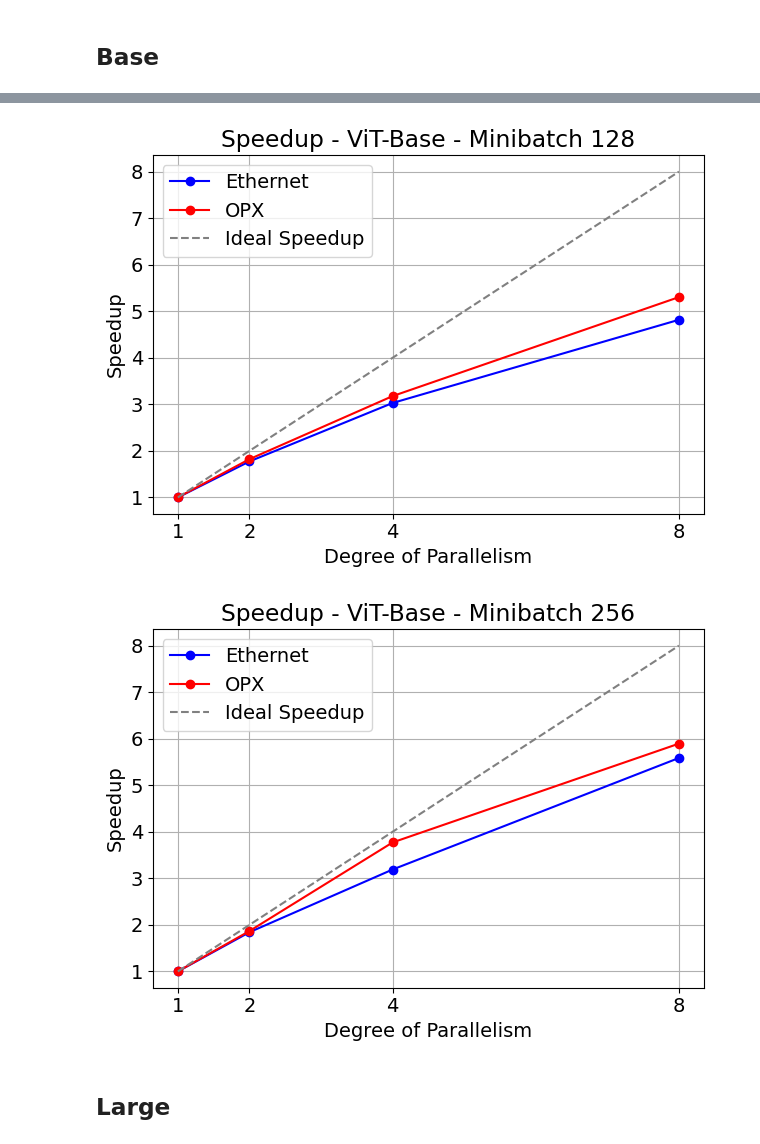
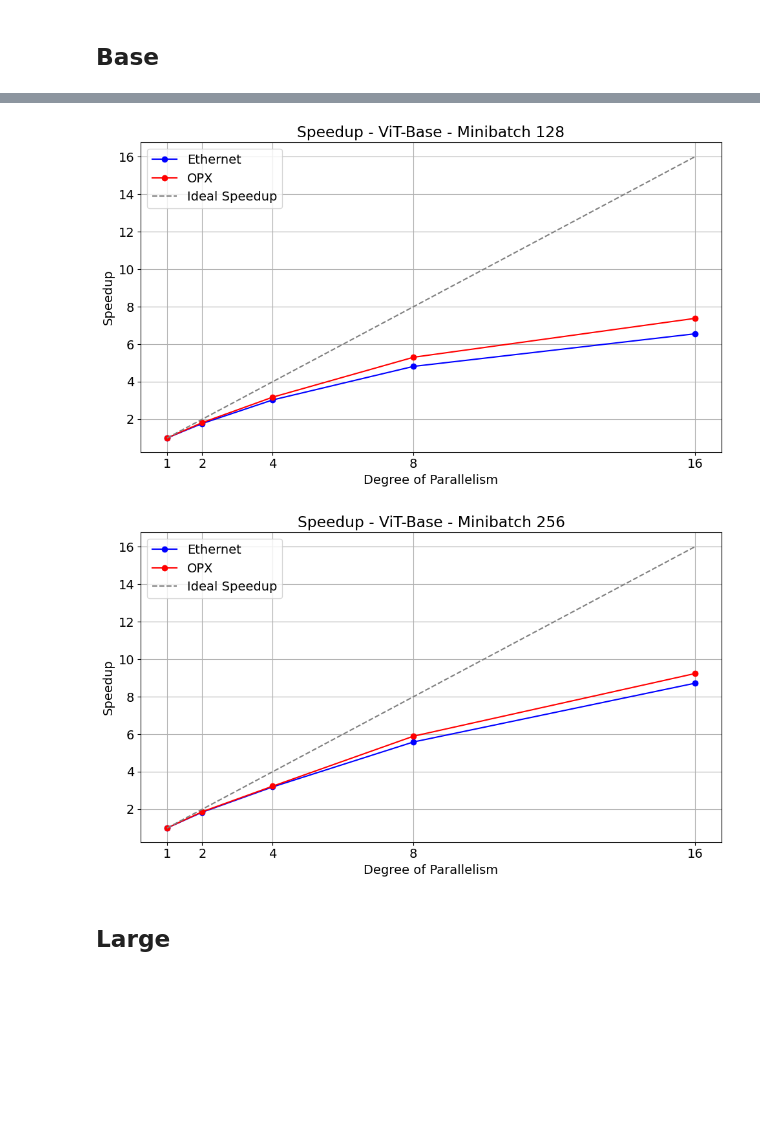
Before and after one commit to JacopoRaffi/Master_Thesis, a Jupyter notebook: analysis/ddp.ipynb, the cells around one changed output, grey strips where cells are left out. Drawn from its saved outputs; the diff is of its cells as text; code cells hidden in the pictures; blank space fills up the shorter version.

```diff
--- a/analysis/ddp.ipynb
+++ b/analysis/ddp.ipynb
@@ -45,21 +49,25 @@ ddp_1_b_128_eth1 = pd.read_csv("../log/synch_ddp/rank_0_synch_ddp_1_minibatch_12
 ddp_2_b_128_eth1 = pd.read_csv("../log/synch_ddp/rank_0_synch_ddp_2_minibatch_128_vit-base-patch16-224-in21k_model_eth1.csv")
 ddp_4_b_128_eth1 = pd.read_csv("../log/synch_ddp/rank_0_synch_ddp_4_minibatch_128_vit-base-patch16-224-in21k_model_eth1.csv")
 ddp_8_b_128_eth1 = pd.read_csv("../log/synch_ddp/rank_0_synch_ddp_8_minibatch_128_vit-base-patch16-224-in21k_model_eth1.csv")
+ddp_16_b_128_eth1 = pd.read_csv("../log/synch_ddp/rank_0_synch_ddp_16_minibatch_128_vit-base-patch16-224-in21k_model_eth1.csv")
 
 ddp_1_b_128_ib0 = pd.read_csv("../log/synch_ddp/rank_0_synch_ddp_1_minibatch_128_vit-base-patch16-224-in21k_model_ib0.csv")
 ddp_2_b_128_ib0 = pd.read_csv("../log/synch_ddp/rank_0_synch_ddp_2_minibatch_128_vit-base-patch16-224-in21k_model_ib0.csv")
 ddp_4_b_128_ib0 = pd.read_csv("../log/synch_ddp/rank_0_synch_ddp_4_minibatch_128_vit-base-patch16-224-in21k_model_ib0.csv")
 ddp_8_b_128_ib0 = pd.read_csv("../log/synch_ddp/rank_0_synch_ddp_8_minibatch_128_vit-base-patch16-224-in21k_model_ib0.csv")
+ddp_16_b_128_ib0 = pd.read_csv("../log/synch_ddp/rank_0_synch_ddp_16_minibatch_128_vit-base-patch16-224-in21k_model_ib0.csv")
 
 ddp_1_b_128_eth1 = ddp_1_b_128_eth1[ddp_1_b_128_eth1['phase'] == 'train']
 ddp_2_b_128_eth1 = ddp_2_b_128_eth1[ddp_2_b_128_eth1['phase'] == 'train']
 ddp_4_b_128_eth1 = ddp_4_b_128_eth1[ddp_4_b_128_eth1['phase'] == 'train']
 ddp_8_b_128_eth1 = ddp_8_b_128_eth1[ddp_8_b_128_eth1['phase'] == 'train']
+ddp_16_b_128_eth1 = ddp_16_b_128_eth1[ddp_16_b_128_eth1['phase'] == 'train']
 
 ddp_1_b_128_ib0 = ddp_1_b_128_ib0[ddp_1_b_128_ib0['phase'] == 'train']
 ddp_2_b_128_ib0 = ddp_2_b_128_ib0[ddp_2_b_128_ib0['phase'] == 'train']
 ddp_4_b_128_ib0 = ddp_4_b_128_ib0[ddp_4_b_128_ib0['phase'] == 'train']
 ddp_8_b_128_ib0 = ddp_8_b_128_ib0[ddp_8_b_128_ib0['phase'] == 'train']
+ddp_16_b_128_ib0 = ddp_16_b_128_ib0[ddp_16_b_128_ib0['phase'] == 'train']
 # %%
 ddp_1_b_256_eth1 = pd.read_csv("../log/synch_ddp/rank_0_synch_ddp_1_minibatch_256_vit-base-patch16-224-in21k_model_eth1.csv")
 ddp_2_b_256_eth1 = pd.read_csv("../log/synch_ddp/rank_0_synch_ddp_2_minibatch_256_vit-base-patch16-224-in21k_model_eth1.csv")
@@ -89,15 +102,17 @@ plt.tight_layout()
 # %%
-plot_speedup([ddp_1_b_128_eth1, ddp_2_b_128_eth1, ddp_4_b_128_eth1, ddp_8_b_128_eth1], "Speedup - ViT-Base - Minibatch 128", "Ethernet", color='blue', plot_ideal=False)
-plot_speedup([ddp_1_b_128_eth1, ddp_2_b_128_ib0, ddp_4_b_128_ib0, ddp_8_b_128_ib0], "Speedup - ViT-Base - Minibatch 128", "OPX", color='red', plot_ideal=True)
+plt.figure(figsize=(10,6))
+plot_speedup([ddp_1_b_128_eth1, ddp_2_b_128_eth1, ddp_4_b_128_eth1, ddp_8_b_128_eth1, ddp_16_b_128_eth1], "Speedup - ViT-Base - Minibatch 128", "Ethernet", color='blue', plot_ideal=False)
+plot_speedup([ddp_1_b_128_eth1, ddp_2_b_128_ib0, ddp_4_b_128_ib0, ddp_8_b_128_ib0, ddp_16_b_128_ib0], "Speedup - ViT-Base - Minibatch 128", "OPX", color='red', plot_ideal=True)
 plt.tight_layout()
 # %% [output]
-[figure, old version]
+[figure, new version]
 # %%
-plot_speedup([ddp_1_b_256_eth1, ddp_2_b_256_eth1, ddp_4_b_256_eth1, ddp_8_b_256_eth1], "Speedup - ViT-Base - Minibatch 256", "Ethernet", color='blue', plot_ideal=False)
-plot_speedup([ddp_1_b_256_eth1, ddp_2_b_256_ib0, ddp_4_b_256_ib0, ddp_8_b_256_ib0], "Speedup - ViT-Base - Minibatch 256", "OPX", color='red', plot_ideal=True)
+plt.figure(figsize=(10,6))
+plot_speedup([ddp_1_b_256_eth1, ddp_2_b_256_eth1, ddp_4_b_256_eth1, ddp_8_b_256_eth1, ddp_16_b_256_eth1], "Speedup - ViT-Base - Minibatch 256", "Ethernet", color='blue', plot_ideal=False)
+plot_speedup([ddp_1_b_256_eth1, ddp_2_b_256_ib0, ddp_4_b_256_ib0, ddp_8_b_256_ib0, ddp_16_b_256_ib0], "Speedup - ViT-Base - Minibatch 256", "OPX", color='red', plot_ideal=True)
 plt.tight_layout()
 # %% [output]
-[figure, old version]
+[figure, new version]
 # %% [markdown]
 ## Large
 # %%
```
Also changed, not shown: parts of 4 cells of this notebook.
